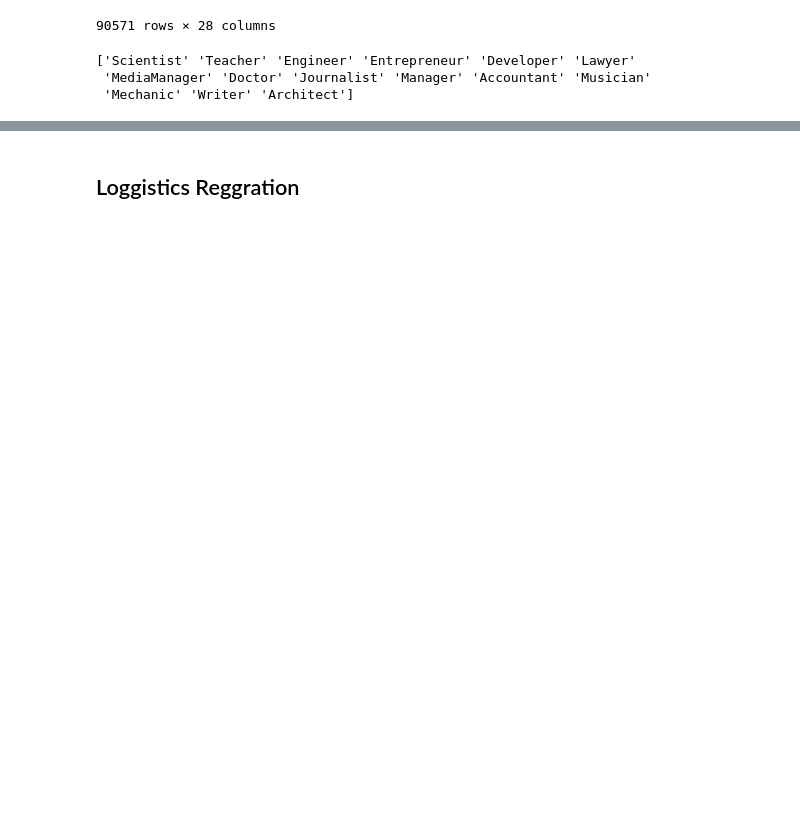
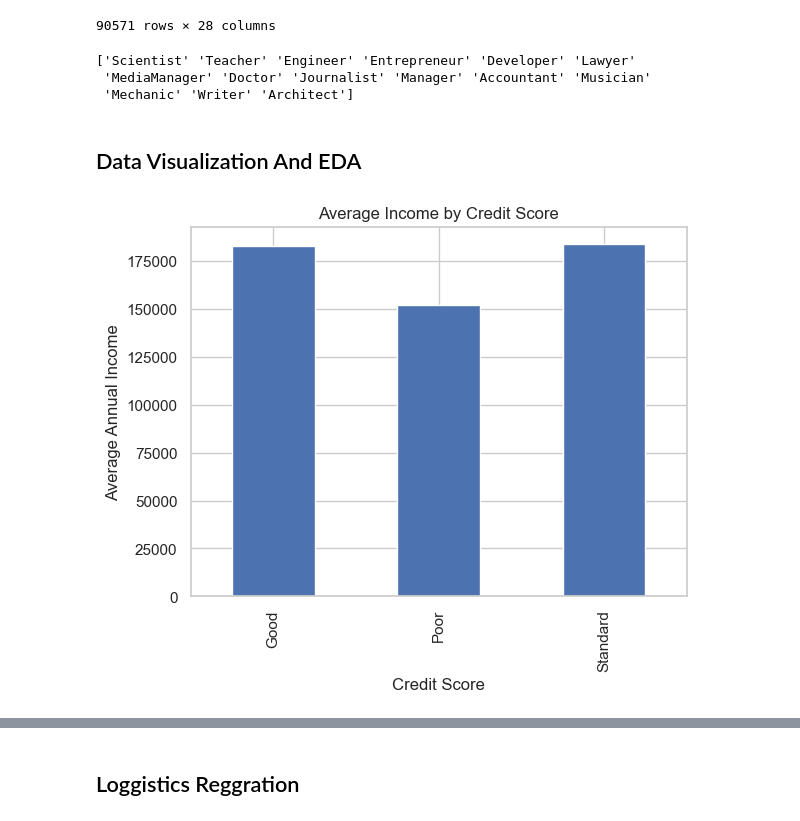
Before and after one commit to rodyrahi/creditscoreML, a Jupyter notebook: credit.ipynb, the cells around one changed output, grey strips where cells are left out. Cells and saved outputs as stored; diff of their text form; code cells hidden in the pictures; blank space fills up the shorter version.

```diff
--- a/credit.ipynb
+++ b/credit.ipynb
@@ -32,3 +36,9 @@ scoredf['ID'].duplicated().sum()
 scoredf['Customer_ID'].duplicated().sum()
 # %% [output]
 87500
+# %%
+scoredf['Changed_Credit_Limit'].replace('', np.nan, inplace=True)
+# %%
+
+scoredf['Changed_Credit_Limit'] = scoredf['Changed_Credit_Limit'].astype(float)
+scoredf['Changed_Credit_Limit'] = scoredf['Changed_Credit_Limit'].apply(lambda x: x if x >= 0 else 0)
@@ -69,7 +85,7 @@ mode_credit.drop(columns=['Num_Credit_Card_x'], inplace=True)
 #Replacing with mode
 mode_credit = replace_with_mode(mode_credit, 'Customer_ID', 'Num_of_Loan' , 'num_of_loan')
 mode_credit = replace_with_mode(mode_credit, 'Customer_ID', 'Num_Bank_Accounts' , 'num_bank_accounts')
-mode_credit = replace_with_mode(mode_credit, 'Customer_ID', 'Interest_Rate' , 'intrest_rate')
+mode_credit = replace_with_mode(mode_credit, 'Customer_ID', 'Interest_Rate' , 'interest_rate')
 mode_credit = replace_with_mode(mode_credit, 'Customer_ID', 'Occupation' , 'occupation')
 mode_credit = replace_with_mode(mode_credit, 'Customer_ID', 'Monthly_Inhand_Salary' , 'monthly_inhand_salary')
 # %%
@@ -119,3 +135,15 @@ print(scoredf['occupation'].unique())
 ['Scientist' 'Teacher' 'Engineer' 'Entrepreneur' 'Developer' 'Lawyer'
  'MediaManager' 'Doctor' 'Journalist' 'Manager' 'Accountant' 'Musician'
  'Mechanic' 'Writer' 'Architect']
+# %% [markdown]
+## Data Visualization And EDA
+# %%
+
+import matplotlib.pyplot as plt
+
+scoredf.groupby('Credit_Score')['Annual_Income'].mean().plot(kind='bar', title='Average Income by Credit Score')
+plt.xlabel('Credit Score')
+plt.ylabel('Average Annual Income')
+plt.show()
+# %% [output]
+[figure, added]
```
Also changed, not shown: parts of 33 cells of this notebook, 1 other file.
